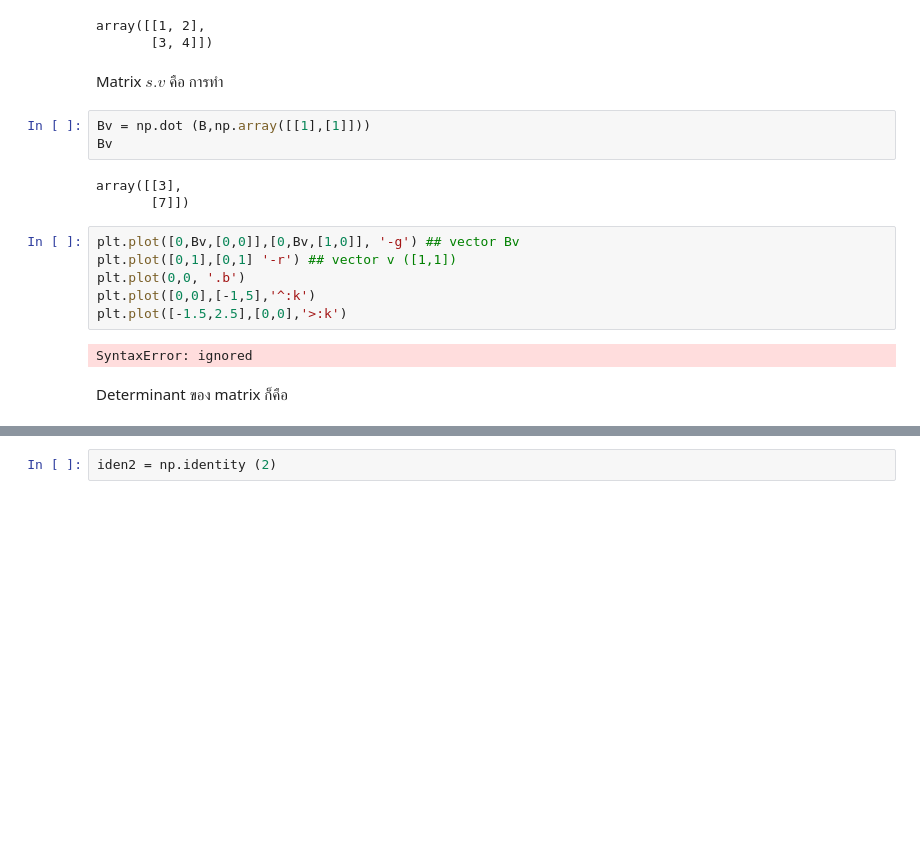
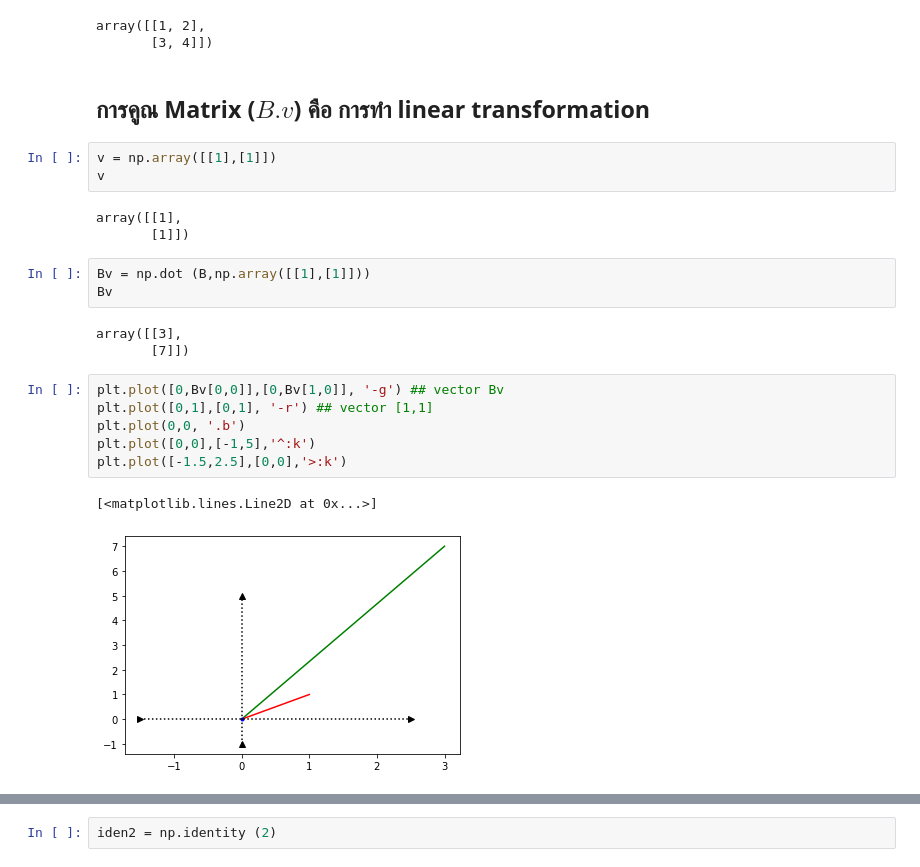
Before and after one commit to Jaomiew/Multivariate, a Jupyter notebook: MVA001.ipynb, the cells around one changed output, grey strips where cells are left out. Saved outputs shown, nothing was run; the diff lists cells and outputs as text; blank space fills up the shorter version.

```diff
--- a/MVA001.ipynb
+++ b/MVA001.ipynb
@@ -130,7 +126,13 @@ B
 array([[1, 2],
        [3, 4]])
 # %% [markdown]
-Matrix  $s.v$ คือ การทำ
+## การคูณ Matrix ($B.v$) คือ การทำ linear transformation
+# %%
+v = np.array([[1],[1]])
+v
+# %% [output]
+array([[1],
+       [1]])
 # %%
 Bv = np.dot (B,np.array([[1],[1]]))
 Bv
@@ -138,12 +140,11 @@ Bv
 array([[3],
        [7]])
 # %%
-plt.plot([0,Bv,[0,0]],[0,Bv,[1,0]], '-g') ## vector Bv
-plt.plot([0,1],[0,1] '-r') ## vector v ([1,1])
+plt.plot([0,Bv[0,0]],[0,Bv[1,0]], '-g') ## vector Bv
+plt.plot([0,1],[0,1], '-r') ## vector [1,1]
 plt.plot(0,0, '.b')
 plt.plot([0,0],[-1,5],'^:k')
 plt.plot([-1.5,2.5],[0,0],'>:k')
 # %% [output]
-SyntaxError: ignored
+[<matplotlib.lines.Line2D at 0x...>]
+[figure, added]
-# %% [markdown]
-Determinant ของ matrix ก็คือ
```
Also changed, not shown: parts of 25 cells of this notebook.
